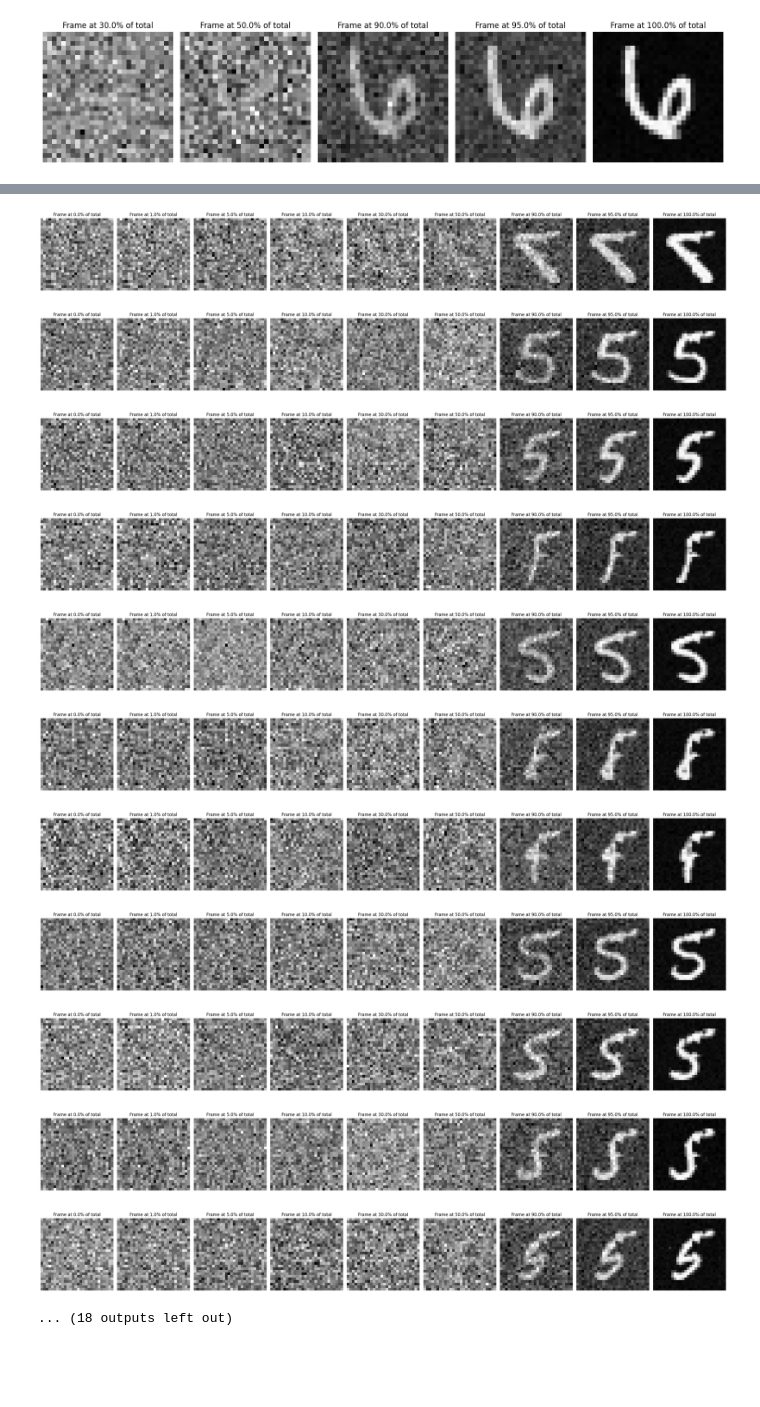
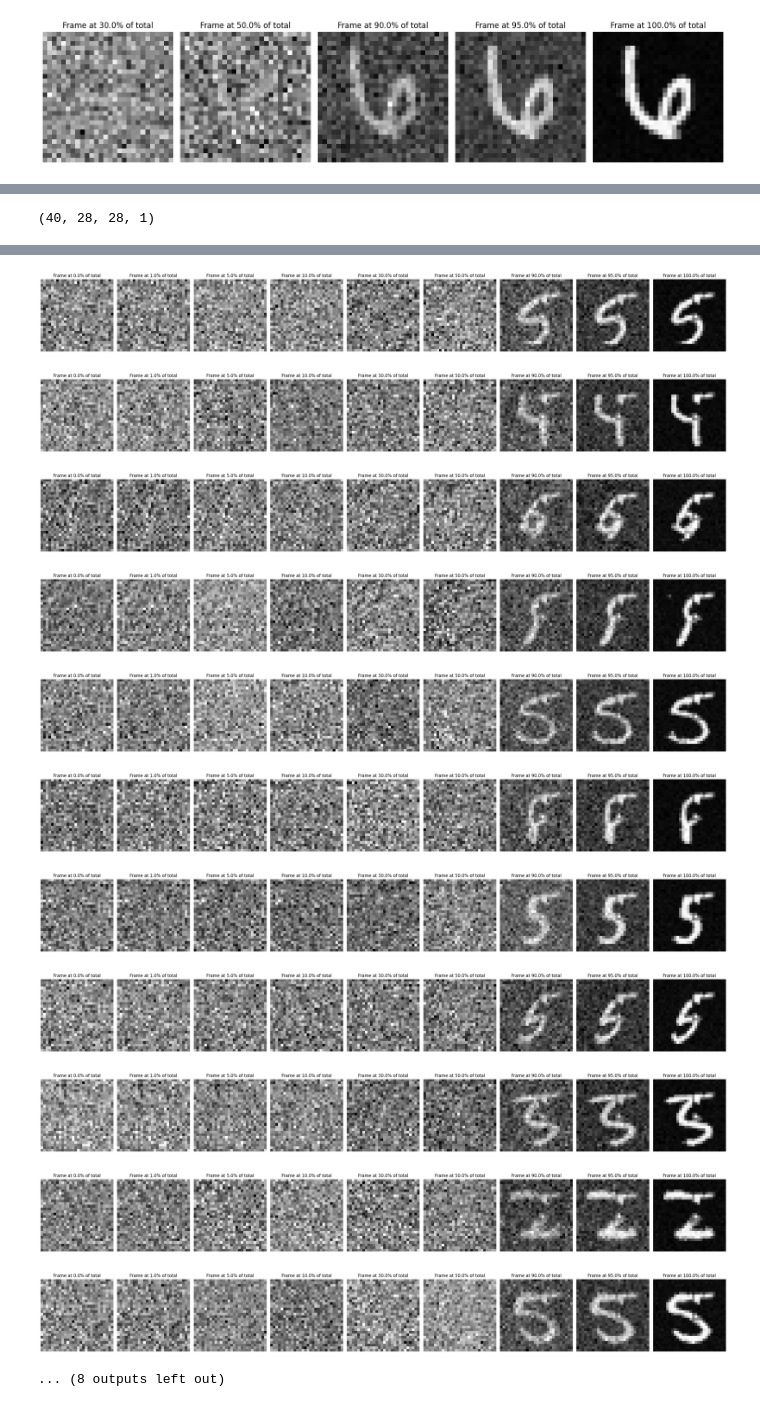
Before and after one commit to jcopo/diffuse, a Jupyter notebook: sandbox.ipynb, the cells around one changed output, grey strips where cells are left out. Saved outputs shown, nothing was run; the diff lists cells and outputs as text; code cells hidden in the pictures; blank space fills up the shorter version.

```diff
--- a/sandbox.ipynb
+++ b/sandbox.ipynb
@@ -163,6 +174,11 @@ cond_sde = CondSDE(beta=beta, mask=mask, tf=2.0, score=nn_score)
+# %%
+y = jax.vmap(measure, in_axes=(None, 0, None))(xi, xs[0:40], mask)
+y.shape
+# %% [output]
+(40, 28, 28, 1)
 # %%
 res = generate_cond_sample(y, xi, key, 5, cond_sde, x.shape)
 # %%
-for i in range(30):
+for i in range(20,40):
     plotter_line(res[1][0][:, i])
 # %% [output]
@@ -170,12 +186,12 @@ for i in range(30):
-[figure, old version]
+[figure, new version]
-[figure, old version]
+[figure, new version]
-[figure, old version]
+[figure, new version]
-[figure, old version]
+[figure, new version]
-[figure, old version]
+[figure, new version]
-[figure, old version]
+[figure, new version]
-[figure, old version]
+[figure, new version]
-[figure, old version]
+[figure, new version]
-[figure, old version]
+[figure, new version]
-[figure, old version]
+[figure, new version]
-[figure, old version]
+[figure, new version]
-... (18 outputs left out)
+... (8 outputs left out)
```
Also changed, not shown: parts of 23 cells of this notebook, 3 other files.
